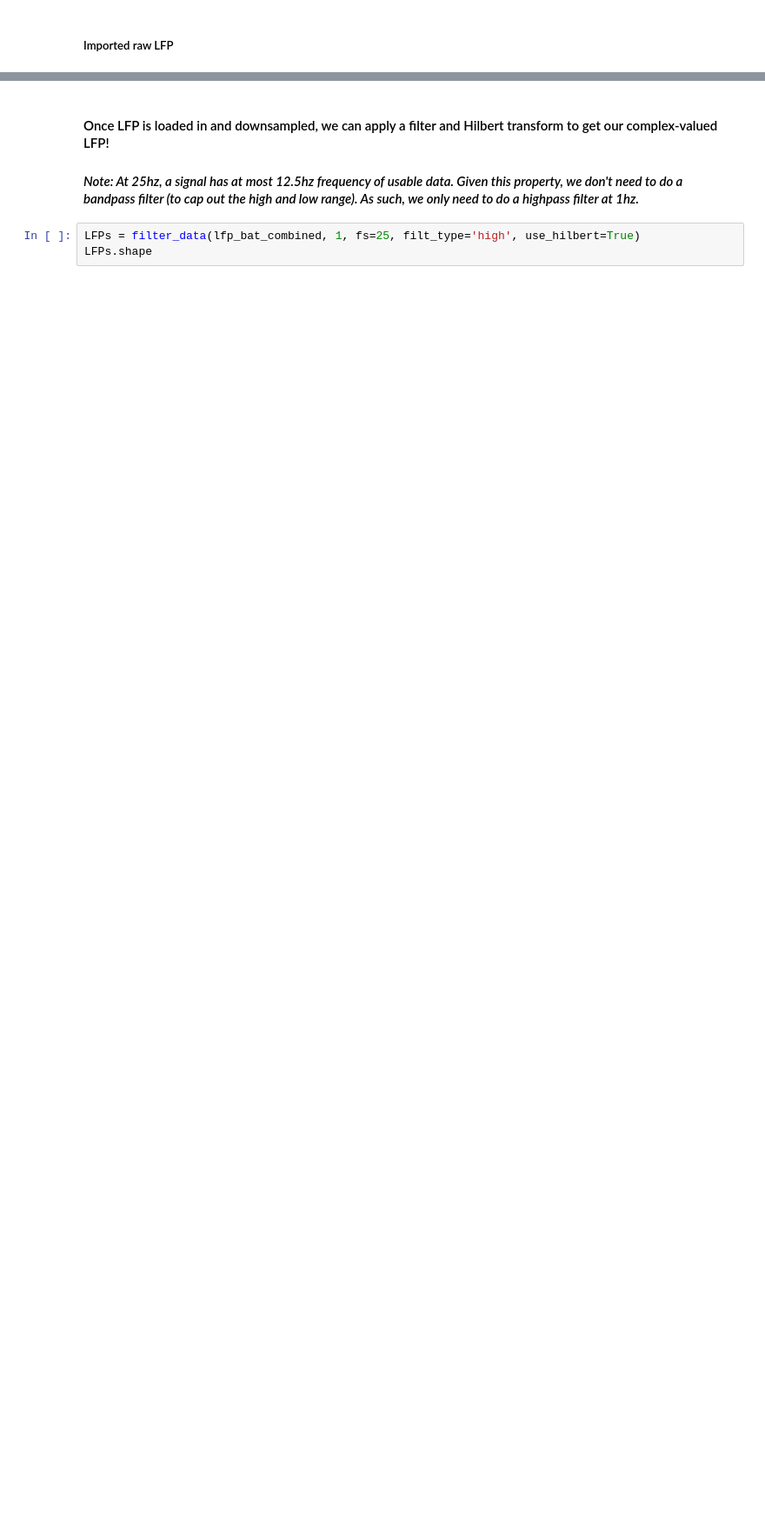
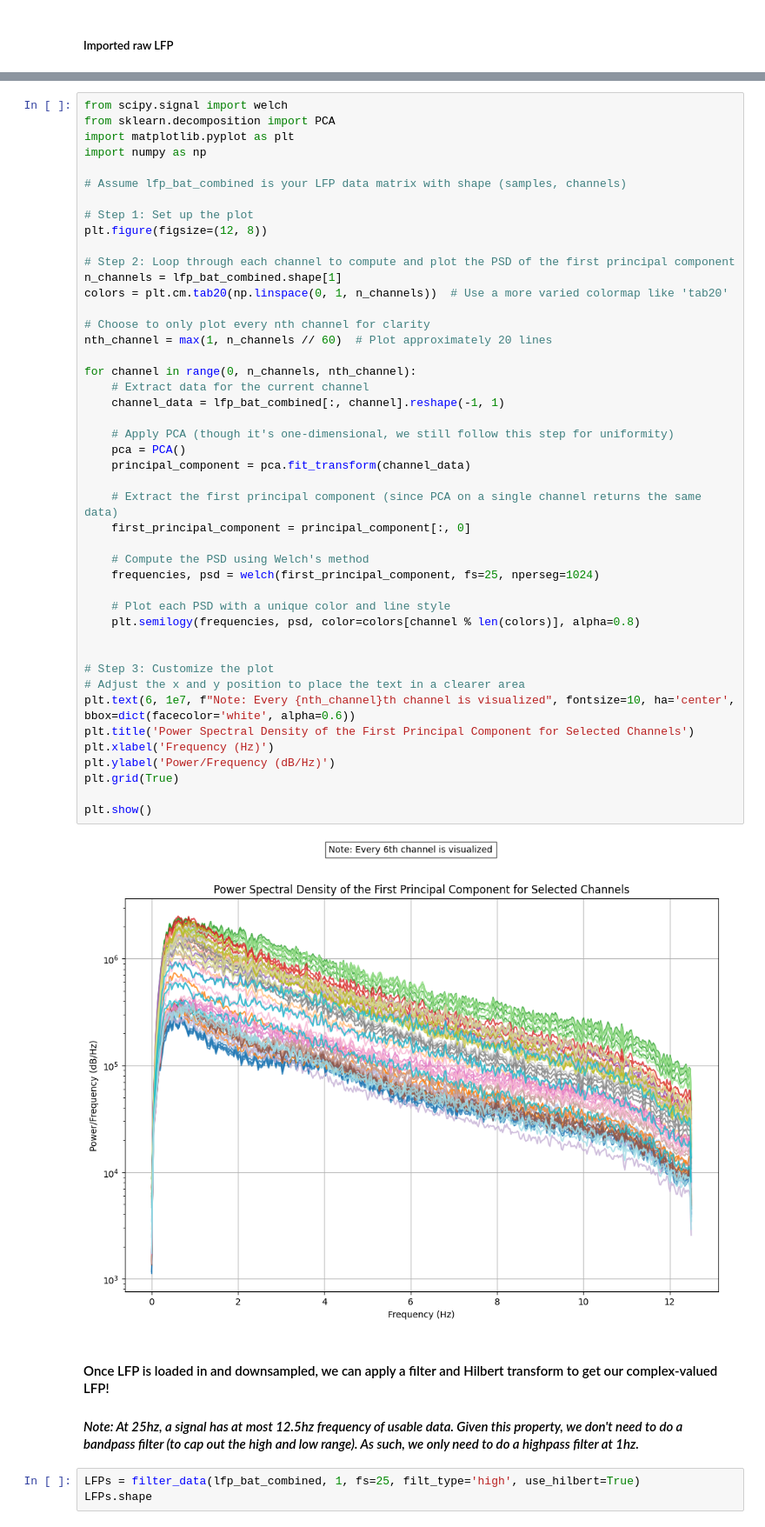
Before and after one commit to ben-toker/batTIMBRE, a Jupyter notebook: bat_TIMBRE.ipynb, the cells around one changed output, grey strips where cells are left out. Shown at 87% size. Cells and saved outputs as stored; diff of their text form; blank space fills up the shorter version.

```diff
--- a/bat_TIMBRE.ipynb
+++ b/bat_TIMBRE.ipynb
@@ -81,3 +169,50 @@ TODO: #plot first principal component of all LFP channels in power spetral densi
+# %%
+from scipy.signal import welch
+from sklearn.decomposition import PCA
+import matplotlib.pyplot as plt
+import numpy as np
+
+# Assume lfp_bat_combined is your LFP data matrix with shape (samples, channels)
+
+# Step 1: Set up the plot
+plt.figure(figsize=(12, 8))
+
+# Step 2: Loop through each channel to compute and plot the PSD of the first principal component
+n_channels = lfp_bat_combined.shape[1]
+colors = plt.cm.tab20(np.linspace(0, 1, n_channels))  # Use a more varied colormap like 'tab20'
+
+# Choose to only plot every nth channel for clarity
+nth_channel = max(1, n_channels // 60)  # Plot approximately 20 lines
+
+for channel in range(0, n_channels, nth_channel):
+    # Extract data for the current channel
+    channel_data = lfp_bat_combined[:, channel].reshape(-1, 1)
+
+    # Apply PCA (though it's one-dimensional, we still follow this step for uniformity)
+    pca = PCA()
+    principal_component = pca.fit_transform(channel_data)
+
+    # Extract the first principal component (since PCA on a single channel returns the same data)
+    first_principal_component = principal_component[:, 0]
+
+    # Compute the PSD using Welch's method
+    frequencies, psd = welch(first_principal_component, fs=25, nperseg=1024)
+
+    # Plot each PSD with a unique color and line style
+    plt.semilogy(frequencies, psd, color=colors[channel % len(colors)], alpha=0.8)
+
+
+# Step 3: Customize the plot
+# Adjust the x and y position to place the text in a clearer area
+plt.text(6, 1e7, f"Note: Every {nth_channel}th channel is visualized", fontsize=10, ha='center', bbox=dict(facecolor='white', alpha=0.6))
+plt.title('Power Spectral Density of the First Principal Component for Selected Channels')
+plt.xlabel('Frequency (Hz)')
+plt.ylabel('Power/Frequency (dB/Hz)')
+plt.grid(True)
+
+plt.show()
+# %% [output]
+[figure, added]
 # %% [markdown]
 #### Once LFP is loaded in and downsampled, we can apply a filter and Hilbert transform to get our complex-valued LFP!
 
```
Also changed, not shown: parts of 15 cells of this notebook, 2 other files.
